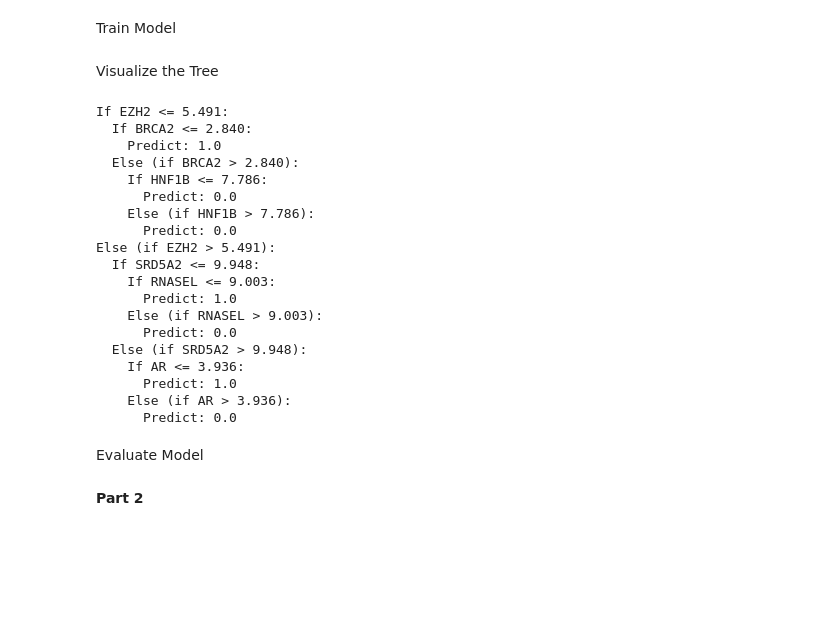
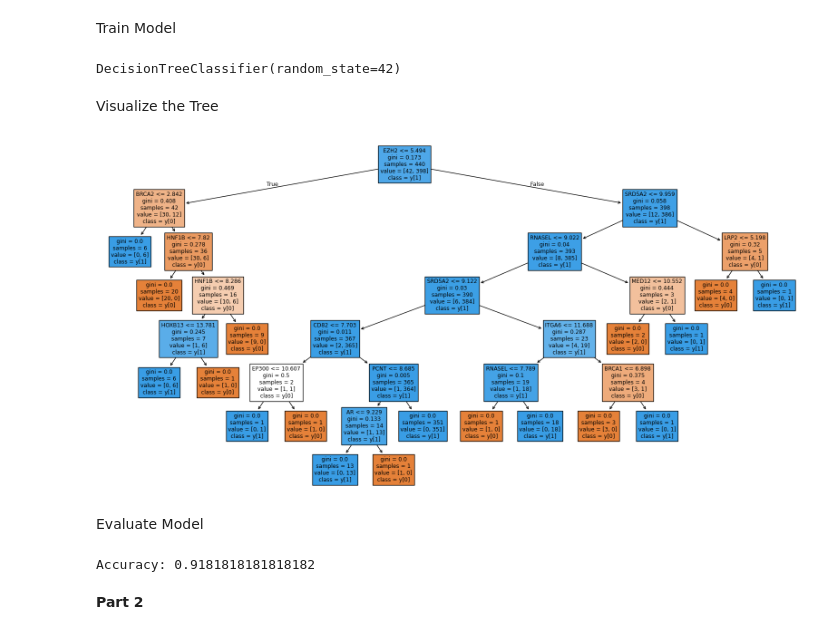
Before and after one commit to TheIcyStar/445-hw5, a Jupyter notebook: HW5-part1.ipynb, the cells around one changed output. Drawn from its saved outputs; the diff is of its cells as text; code cells hidden in the pictures; blank space fills up the shorter version.

```diff
--- a/HW5-part1.ipynb
+++ b/HW5-part1.ipynb
@@ -138,44 +68,31 @@ predictions = X_test.apply(lambda row: predict(tree, row), axis=1)
+# %%
+from sklearn.tree import DecisionTreeClassifier
+
+tree = DecisionTreeClassifier(random_state=42)
+tree.fit(X_train, y_train)
+# %% [output]
+DecisionTreeClassifier(random_state=42)
 # %% [markdown]
 Visualize the Tree
-# %%
-def print_tree(tree, depth=0):
-    if not isinstance(tree, dict):
-        print("  " * depth + f"Predict: {tree}")
-        return
-
-    feature = tree["feature"]
-    threshold = tree["threshold"]
-
-    print("  " * depth + f"If {feature} <= {threshold:.3f}:")
-    print_tree(tree["left"], depth + 1)
-
-    print("  " * depth + f"Else (if {feature} > {threshold:.3f}):")
-    print_tree(tree["right"], depth + 1)
-
-
-print_tree(tree)
-# %% [output]
-If EZH2 <= 5.491:
-  If BRCA2 <= 2.840:
-    Predict: 1.0
-  Else (if BRCA2 > 2.840):
-    If HNF1B <= 7.786:
-      Predict: 0.0
-    Else (if HNF1B > 7.786):
-      Predict: 0.0
-Else (if EZH2 > 5.491):
-  If SRD5A2 <= 9.948:
-    If RNASEL <= 9.003:
-      Predict: 1.0
-    Else (if RNASEL > 9.003):
-      Predict: 0.0
-  Else (if SRD5A2 > 9.948):
-    If AR <= 3.936:
-      Predict: 1.0
-    Else (if AR > 3.936):
-      Predict: 0.0
+# %%
+import matplotlib.pyplot as plt
+from sklearn.tree import plot_tree
+
+plt.figure(figsize=(20, 10))
+plot_tree(tree, feature_names=X.columns, class_names=True, filled=True)
+plt.show()
+# %% [output]
+[figure, added]
 # %% [markdown]
 Evaluate Model
+# %%
+from sklearn.metrics import accuracy_score
+
+y_pred = tree.predict(X_test)
+acc = accuracy_score(y_test, y_pred)
+print("Accuracy:", acc)
+# %% [output]
+Accuracy: 0.9181818181818182
 # %% [markdown]
 **Part 2**
 # %% [markdown]
```
Also changed, not shown: parts of 1 cell of this notebook.
